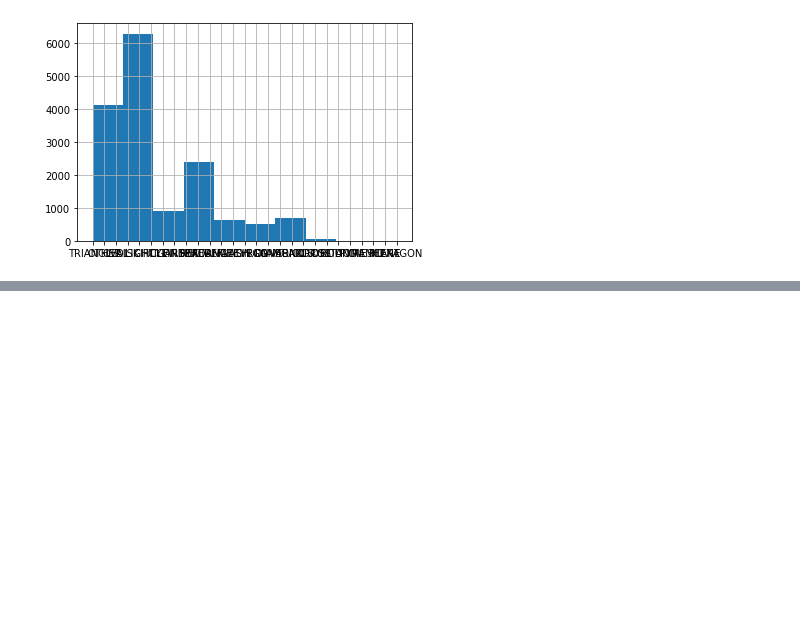
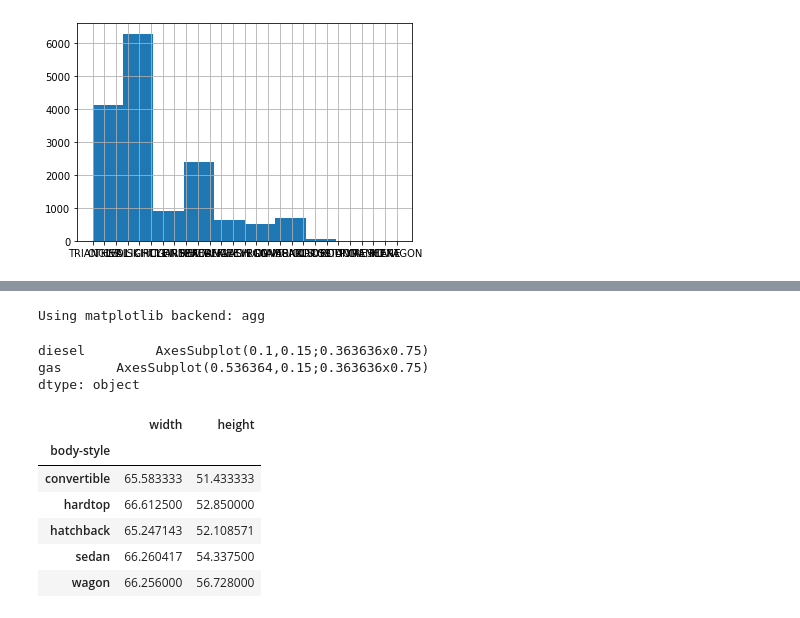
Before and after one commit to saihemath2000/machine-learning, a Jupyter notebook: dataframes_pandas.ipynb, the cells around one changed output, grey strips where cells are left out. Drawn from its saved outputs; the diff is of its cells as text; code cells hidden in the pictures; blank space fills up the shorter version.

```diff
--- a/dataframes_pandas.ipynb
+++ b/dataframes_pandas.ipynb
@@ -165,0 +213,30 @@ data['Shape Reported'].hist()
+# %%
+#boxplot but figure not appeared
+%matplotlib
+#filling missing values of price with mean
+z = np.mean(data4['price'])
+z = int(z)
+data4['price']= data4['price'].fillna(z)
+#print(data4['price'])
+#boxplot
+byfueltype = data4.groupby("fuel-type")
+byfueltype.boxplot(column="price")
+# %% [output]
+Using matplotlib backend: agg
+diesel         AxesSubplot(0.1,0.15;0.363636x0.75)
+gas       AxesSubplot(0.536364,0.15;0.363636x0.75)
+dtype: object
+# %%
+#using groupby
+data4['body-style'].unique()
+data_aux = data4.loc[:,['body-style','width','height']]
+bybodystyle = data_aux.groupby('body-style')
+bybodystyle.mean()
+# %% [output]
+|  | width | height |
+| body-style |  |  |
+| convertible | 65.583333 | 51.433333 |
+| hardtop | 66.612500 | 52.850000 |
+| hatchback | 65.247143 | 52.108571 |
+| sedan | 66.260417 | 54.337500 |
+| wagon | 66.256000 | 56.728000 |
```
Also changed, not shown: parts of 8 cells of this notebook.
